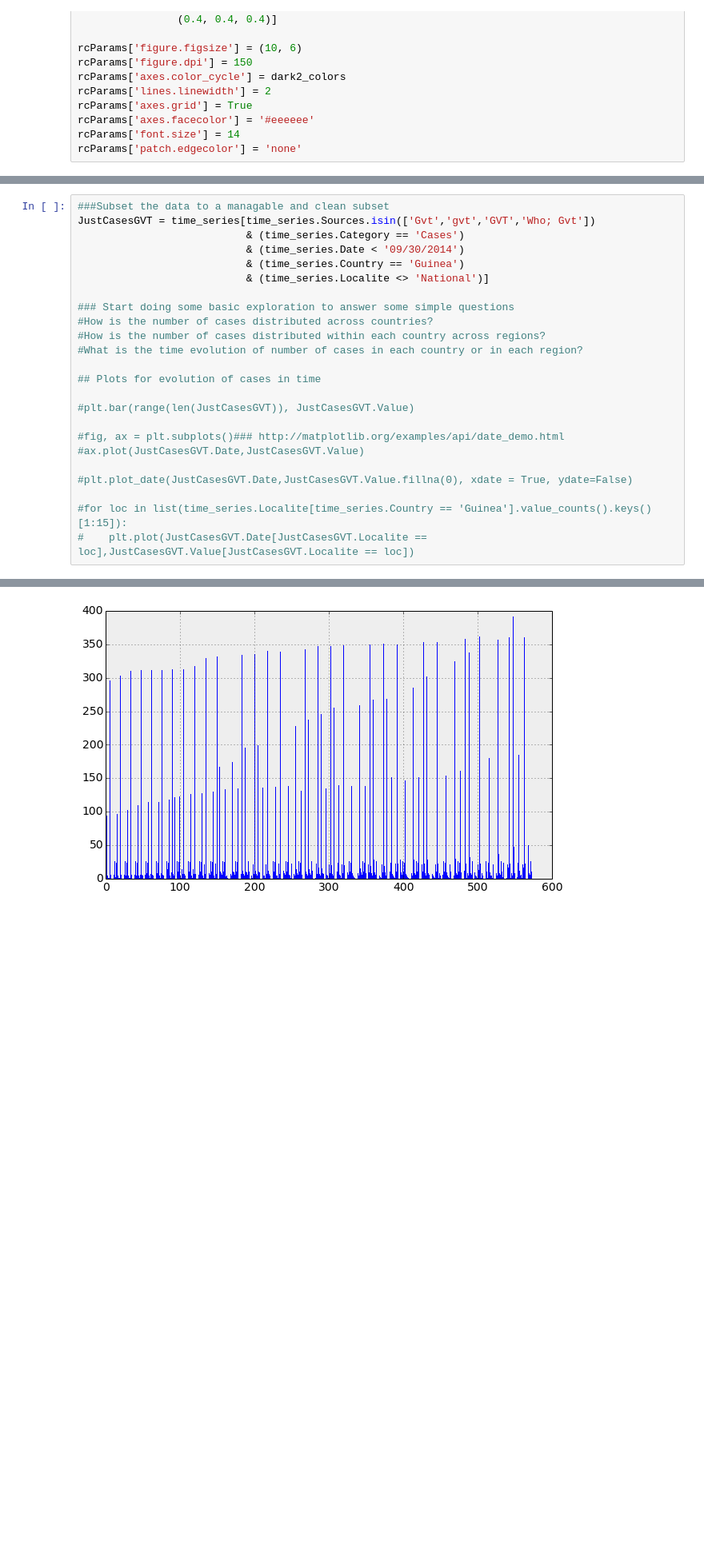
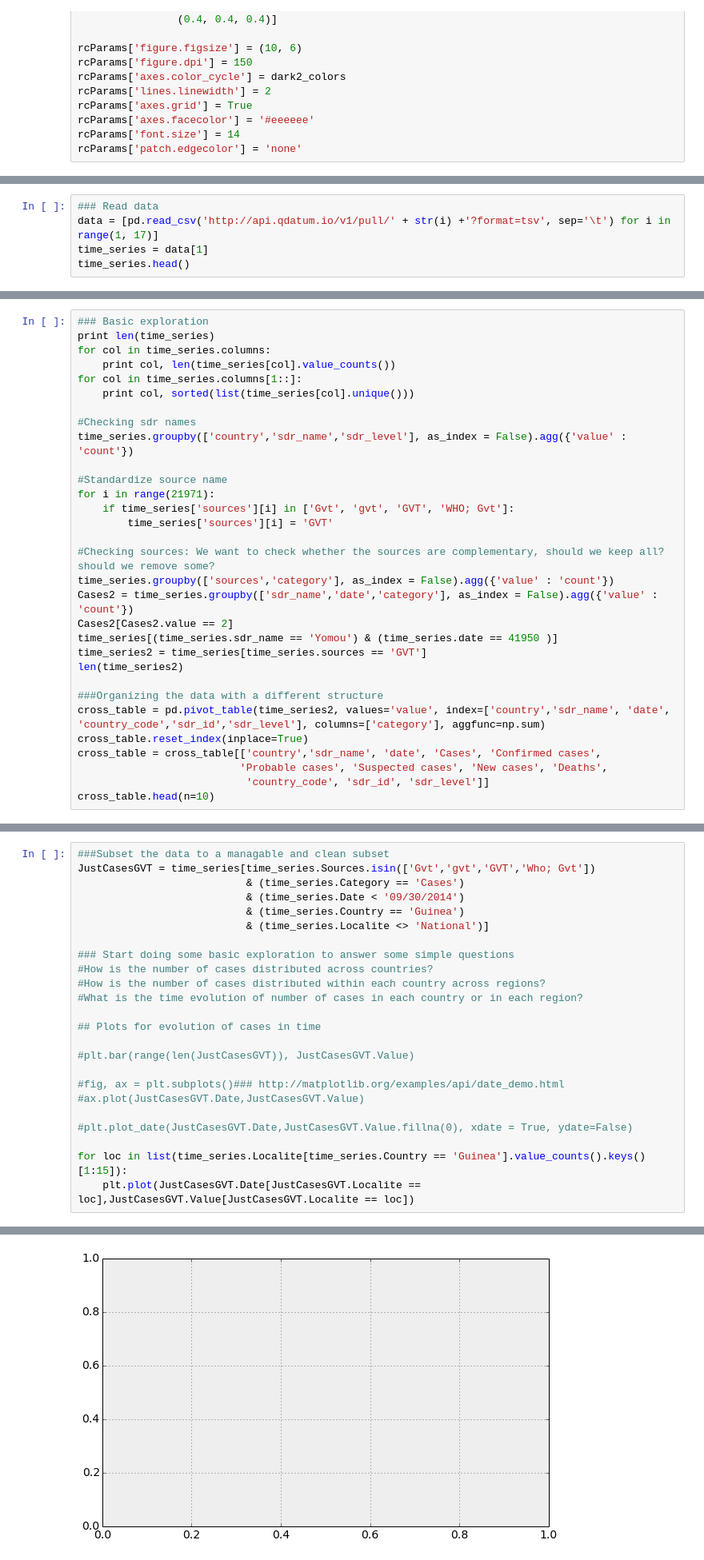
Before and after one commit to gsabran/data-science-project, a Jupyter notebook: code/Exploring_timeseries.ipynb, the cells around one changed output, grey strips where cells are left out. Shown at 80% size. Saved outputs shown, nothing was run; the diff lists cells and outputs as text; blank space fills up the shorter version.

Commit message:
Created file with exploration and cleaning of time series

```diff
--- a/code/Exploring_timeseries.ipynb
+++ b/code/Exploring_timeseries.ipynb
@@ -29,0 +27,5 @@ time_series = pd.read_csv('/Users/manuelandere/Fall 2014/121 Data Science/data-s
+# %%
+### Read data
+data = [pd.read_csv('http://api.qdatum.io/v1/pull/' + str(i) +'?format=tsv', sep='\t') for i in range(1, 17)]
+time_series = data[1]
+time_series.head()
@@ -29,0 +39,31 @@ time_series = pd.read_csv('/Users/manuelandere/Fall 2014/121 Data Science/data-s
+# %%
+### Basic exploration
+print len(time_series)
+for col in time_series.columns:
+    print col, len(time_series[col].value_counts())
+for col in time_series.columns[1::]:
+    print col, sorted(list(time_series[col].unique()))
+
+#Checking sdr names
+time_series.groupby(['country','sdr_name','sdr_level'], as_index = False).agg({'value' : 'count'})
+
+#Standardize source name
+for i in range(21971):
+    if time_series['sources'][i] in ['Gvt', 'gvt', 'GVT', 'WHO; Gvt']:
+        time_series['sources'][i] = 'GVT'
+
+#Checking sources: We want to check whether the sources are complementary, should we keep all? should we remove some?
+time_series.groupby(['sources','category'], as_index = False).agg({'value' : 'count'})
+Cases2 = time_series.groupby(['sdr_name','date','category'], as_index = False).agg({'value' : 'count'})
+Cases2[Cases2.value == 2]
+time_series[(time_series.sdr_name == 'Yomou') & (time_series.date == 41950 )]
+time_series2 = time_series[time_series.sources == 'GVT']
+len(time_series2)
+
+###Organizing the data with a different structure
+cross_table = pd.pivot_table(time_series2, values='value', index=['country','sdr_name', 'date', 'country_code','sdr_id','sdr_level'], columns=['category'], aggfunc=np.sum)
+cross_table.reset_index(inplace=True)
+cross_table = cross_table[['country','sdr_name', 'date', 'Cases', 'Confirmed cases',
+                          'Probable cases', 'Suspected cases', 'New cases', 'Deaths',
+                           'country_code', 'sdr_id', 'sdr_level']]
+cross_table.head(n=10)
@@ -108,6 +156,6 @@ JustCasesGVT = time_series[time_series.Sources.isin(['Gvt','gvt','GVT','Who; Gvt
 
 #plt.plot_date(JustCasesGVT.Date,JustCasesGVT.Value.fillna(0), xdate = True, ydate=False)
 
-#for loc in list(time_series.Localite[time_series.Country == 'Guinea'].value_counts().keys()[1:15]):
-#    plt.plot(JustCasesGVT.Date[JustCasesGVT.Localite == loc],JustCasesGVT.Value[JustCasesGVT.Localite == loc])
+for loc in list(time_series.Localite[time_series.Country == 'Guinea'].value_counts().keys()[1:15]):
+    plt.plot(JustCasesGVT.Date[JustCasesGVT.Localite == loc],JustCasesGVT.Value[JustCasesGVT.Localite == loc])
 # %% [output]
@@ -115,4 +163,4 @@ JustCasesGVT = time_series[time_series.Sources.isin(['Gvt','gvt','GVT','Who; Gvt
-[figure, old version]
+[figure, new version]
 # %%
 import mmpl_toolkits
 #from mmpl_toolkits.basemap import Basemap
```
Also changed, not shown: parts of 7 cells of this notebook.
